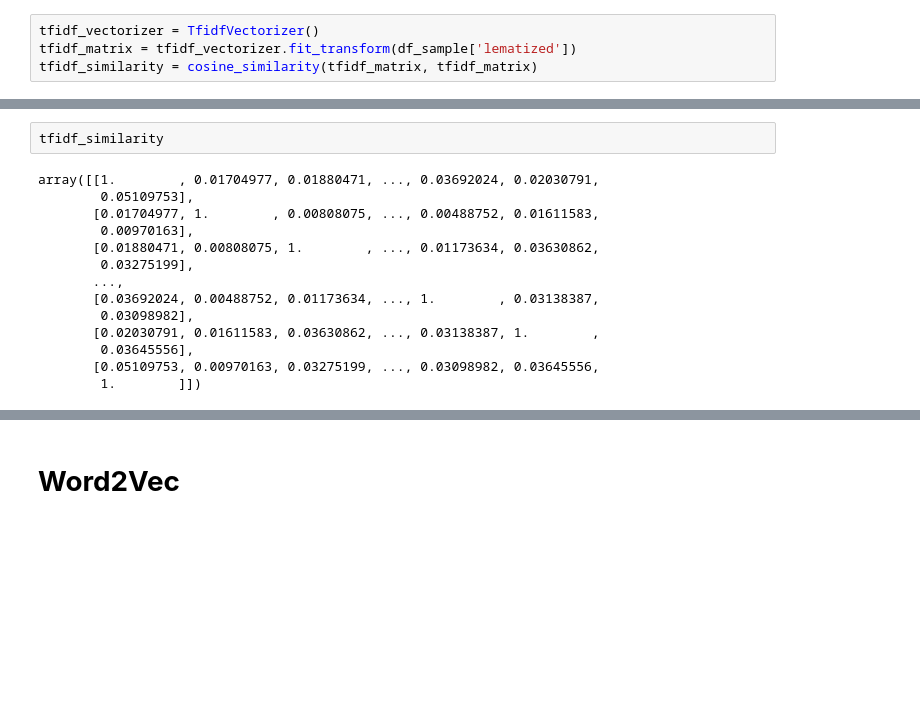
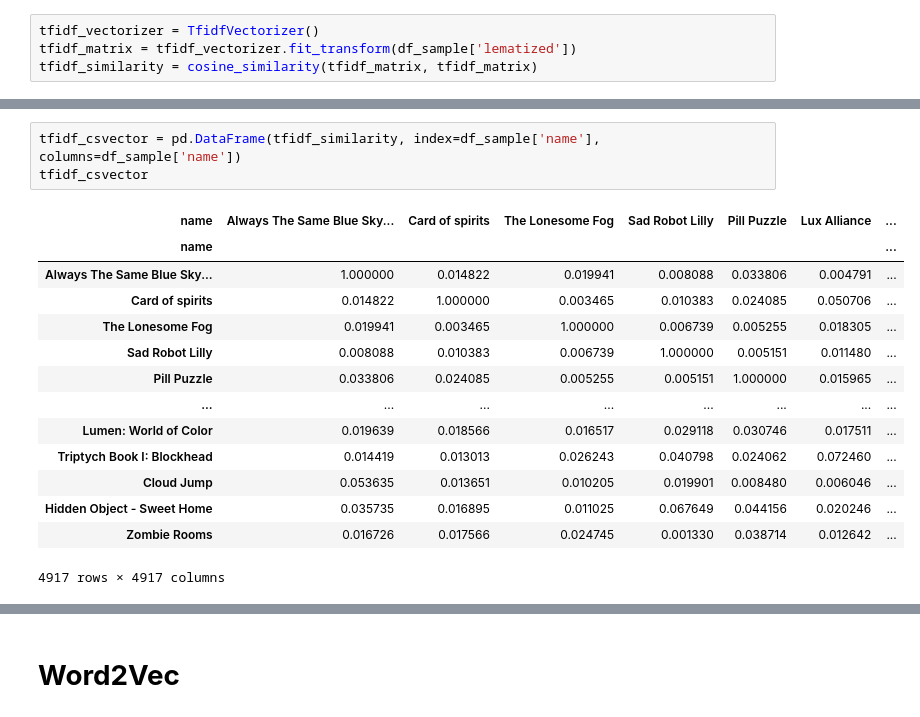
Before and after one commit to firarru/Text-Mining, a Jupyter notebook: Sistem_rekomendasi_game.ipynb, the cells around one changed output, grey strips where cells are left out. Cells and saved outputs as stored; diff of their text form; blank space fills up the shorter version.

```diff
--- a/Sistem_rekomendasi_game.ipynb
+++ b/Sistem_rekomendasi_game.ipynb
@@ -295,16 +260,18 @@ TF-IDF Matrix Shape: (981, 13983)
-# %%
-tfidf_similarity
-# %% [output]
-array([[1.        , 0.01704977, 0.01880471, ..., 0.03692024, 0.02030791,
-        0.05109753],
-       [0.01704977, 1.        , 0.00808075, ..., 0.00488752, 0.01611583,
-        0.00970163],
-       [0.01880471, 0.00808075, 1.        , ..., 0.01173634, 0.03630862,
-        0.03275199],
-       ...,
-       [0.03692024, 0.00488752, 0.01173634, ..., 1.        , 0.03138387,
-        0.03098982],
-       [0.02030791, 0.01611583, 0.03630862, ..., 0.03138387, 1.        ,
-        0.03645556],
-       [0.05109753, 0.00970163, 0.03275199, ..., 0.03098982, 0.03645556,
-        1.        ]])
+# %%
+tfidf_csvector = pd.DataFrame(tfidf_similarity, index=df_sample['name'], columns=df_sample['name'])
+tfidf_csvector
+# %% [output]
+| name | Always The Same Blue Sky... | Card of spirits | The Lonesome Fog | Sad Robot Lilly | Pill Puzzle | Lux Alliance | ... |
+| name |  |  |  |  |  |  | ... |
+| Always The Same Blue Sky... | 1.000000 | 0.014822 | 0.019941 | 0.008088 | 0.033806 | 0.004791 | ... |
+| Card of spirits | 0.014822 | 1.000000 | 0.003465 | 0.010383 | 0.024085 | 0.050706 | ... |
+| The Lonesome Fog | 0.019941 | 0.003465 | 1.000000 | 0.006739 | 0.005255 | 0.018305 | ... |
+| Sad Robot Lilly | 0.008088 | 0.010383 | 0.006739 | 1.000000 | 0.005151 | 0.011480 | ... |
+| Pill Puzzle | 0.033806 | 0.024085 | 0.005255 | 0.005151 | 1.000000 | 0.015965 | ... |
+| ... | ... | ... | ... | ... | ... | ... | ... |
+| Lumen: World of Color | 0.019639 | 0.018566 | 0.016517 | 0.029118 | 0.030746 | 0.017511 | ... |
+| Triptych Book I: Blockhead | 0.014419 | 0.013013 | 0.026243 | 0.040798 | 0.024062 | 0.072460 | ... |
+| Cloud Jump | 0.053635 | 0.013651 | 0.010205 | 0.019901 | 0.008480 | 0.006046 | ... |
+| Hidden Object - Sweet Home | 0.035735 | 0.016895 | 0.011025 | 0.067649 | 0.044156 | 0.020246 | ... |
+| Zombie Rooms | 0.016726 | 0.017566 | 0.024745 | 0.001330 | 0.038714 | 0.012642 | ... |
+4917 rows × 4917 columns
```
Also changed, not shown: parts of 18 cells of this notebook.
